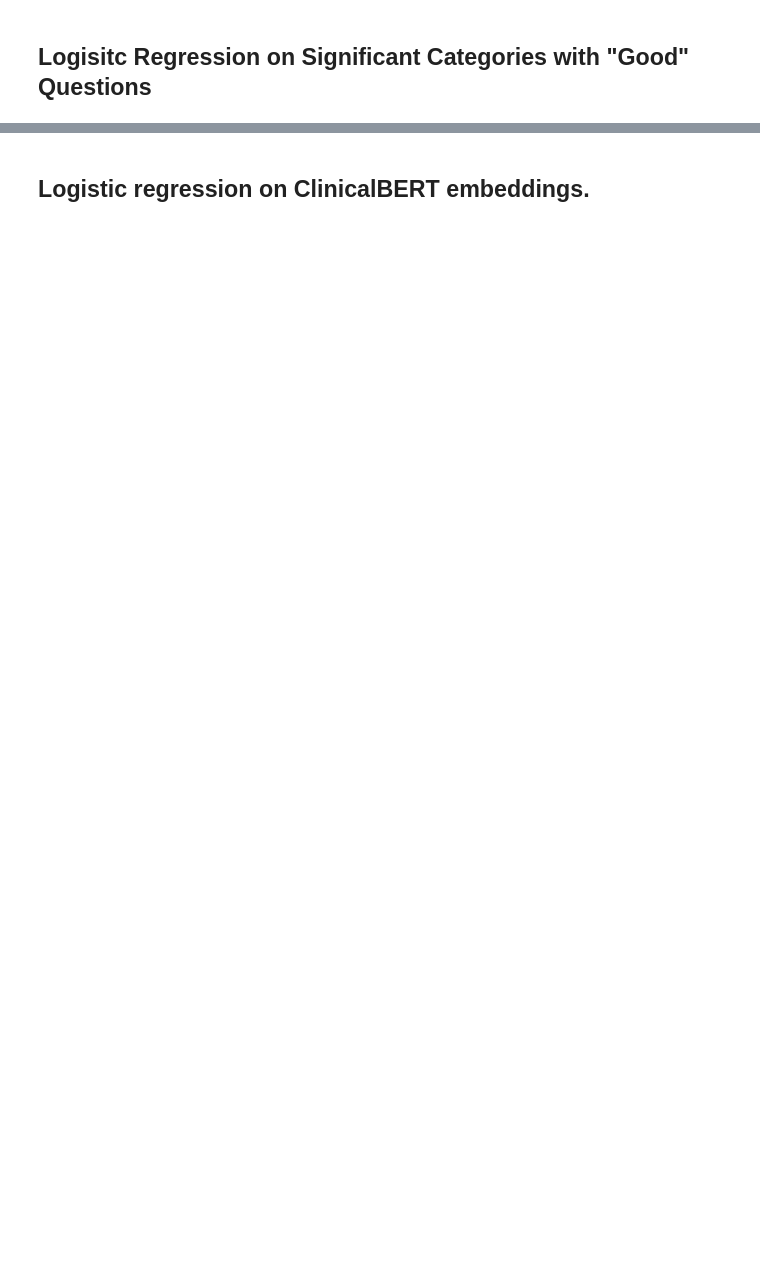
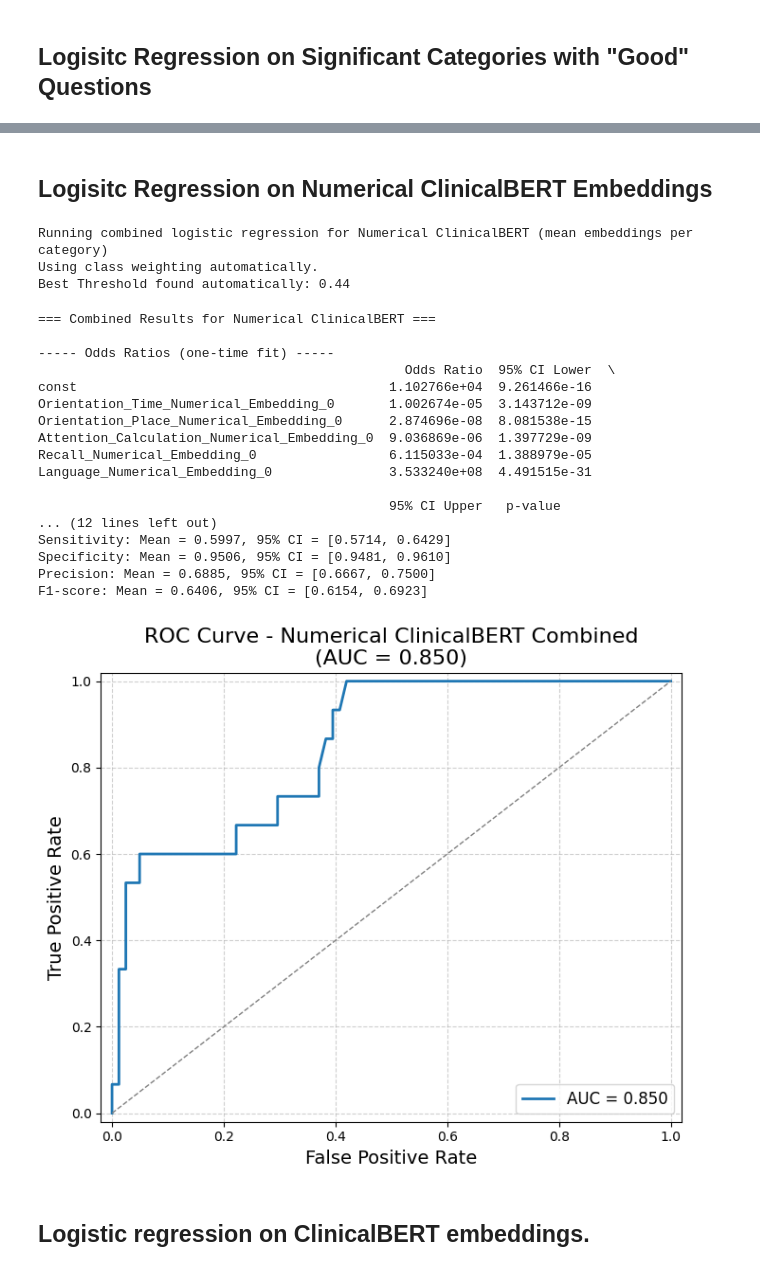
Before and after one commit to LisanKuruppu/bacheloroppgave, a Jupyter notebook: Logisitc_Analysis.ipynb, the cells around one changed output, grey strips where cells are left out. Saved outputs shown, nothing was run; the diff lists cells and outputs as text; code cells hidden in the pictures; blank space fills up the shorter version.

```diff
--- a/Logisitc_Analysis.ipynb
+++ b/Logisitc_Analysis.ipynb
@@ -90,19 +90,25 @@ updated_categories = {
     "Language": ["MMWATCH", "MMPENCIL"]
 }
 
+# BioBERT embeddings
+df_numerical_biobert_train = pd.read_csv("data/Embeddings/Numerical_BioBERT_Train.csv")
+df_numerical_biobert_test = pd.read_csv("data/Embeddings/Numerical_BioBERT_Test.csv")
+df_biobert_train = pd.read_csv("data/Embeddings/BioBERT_Train.csv")
+df_biobert_test = pd.read_csv("data/Embeddings/BioBERT_Test.csv")
+df_context_biobert_test = pd.read_csv("data/Embeddings/Context_BioBERT_Train.csv")
+df_context_biobert_train = pd.read_csv("data/Embeddings/Context_BioBERT_Test.csv")
+
 # ClinicalBERT embeddings
+df_numerical_clinicalbert_train = pd.read_csv("data/Embeddings/Numerical_ClinicalBERT_Train.csv")
+df_numerical_clinicalbert_test = pd.read_csv("data/Embeddings/Numerical_ClinicalBERT_Test.csv")
 df_clincalbert_train = pd.read_csv("data/Embeddings/ClinicalBERT_Train.csv")
 df_clincalbert_test = pd.read_csv("data/Embeddings/ClinicalBERT_Test.csv")
 df_context_clinicalbert_test = pd.read_csv("data/Embeddings/Context_ClinicalBERT_Train.csv")
 df_context_clinicalbert_train = pd.read_csv("data/Embeddings/Context_ClinicalBERT_Test.csv")
 
-# BioBERT embeddings
-df_biobert_train = pd.read_csv("data/Embeddings/BioBERT_Train.csv")
-df_biobert_test = pd.read_csv("data/Embeddings/BioBERT_Test.csv")
-df_context_biobert_test = pd.read_csv("data/Embeddings/Context_BioBERT_Train.csv")
-df_context_biobert_train = pd.read_csv("data/Embeddings/Context_BioBERT_Test.csv")
-
-# BioMedBERT embeddings
+# MedBERT embeddings
+df_numerical_medbert_train = pd.read_csv("data/Embeddings/Numerical_MedBERT_Train.csv")
+df_numerical_medbert_test = pd.read_csv("data/Embeddings/Numerical_MedBERT_Test.csv")
 df_medbert_train = pd.read_csv("data/Embeddings/MedBERT_Train.csv")
 df_medbert_test = pd.read_csv("data/Embeddings/MedBERT_Test.csv")
 df_context_medbert_test = pd.read_csv("data/Embeddings/Context_MedBERT_Train.csv")
@@ -846,4 +848,37 @@ F1-score: Mean = 0.5394, 95% CI = [0.5333, 0.5522]
 [figure]
+# %% [markdown]
+## Logisitc Regression on Numerical ClinicalBERT Embeddings
+# %%
+numerical_clinicalbert_combined_results = run_logistic_regression_pipeline(
+    train_df=df_numerical_clinicalbert_train,
+    test_df=df_numerical_clinicalbert_test,
+    embedding_cols=[col for col in df_numerical_clinicalbert_train.columns if col.startswith("Numerical_Embedding_")],
+    categories=updated_categories,
+    model_name="Numerical ClinicalBERT",
+    n_bootstrap=1000
+)
+# %% [output]
+Running combined logistic regression for Numerical ClinicalBERT (mean embeddings per category)
+Using class weighting automatically.
+Best Threshold found automatically: 0.44
+=== Combined Results for Numerical ClinicalBERT ===
+
+----- Odds Ratios (one-time fit) -----
+                                               Odds Ratio  95% CI Lower  \
+const                                        1.102766e+04  9.261466e-16
+Orientation_Time_Numerical_Embedding_0       1.002674e-05  3.143712e-09
+Orientation_Place_Numerical_Embedding_0      2.874696e-08  8.081538e-15
+Attention_Calculation_Numerical_Embedding_0  9.036869e-06  1.397729e-09
+Recall_Numerical_Embedding_0                 6.115033e-04  1.388979e-05
+Language_Numerical_Embedding_0               3.533240e+08  4.491515e-31
+
+                                             95% CI Upper   p-value
+... (12 lines left out)
+Sensitivity: Mean = 0.5997, 95% CI = [0.5714, 0.6429]
+Specificity: Mean = 0.9506, 95% CI = [0.9481, 0.9610]
+Precision: Mean = 0.6885, 95% CI = [0.6667, 0.7500]
+F1-score: Mean = 0.6406, 95% CI = [0.6154, 0.6923]
+[figure, added]
 # %% [markdown]
 ## Logistic regression on ClinicalBERT embeddings.
 # %%
```
Also changed, not shown: parts of 16 cells of this notebook, 14 other files.
